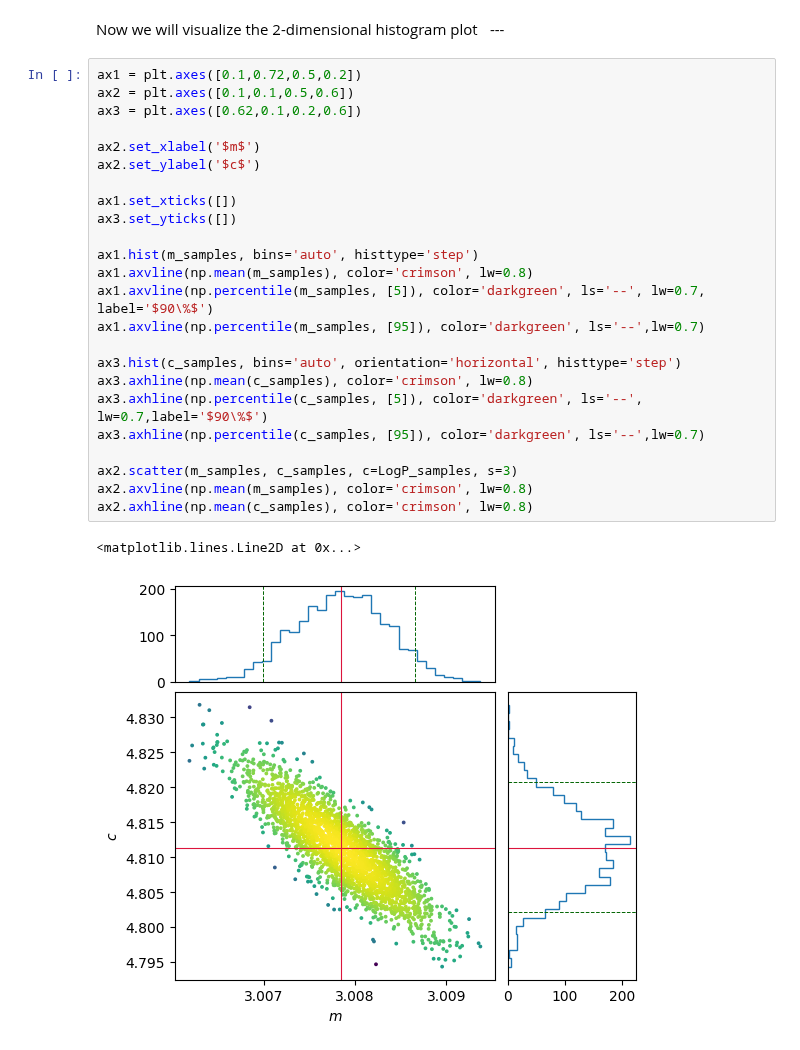
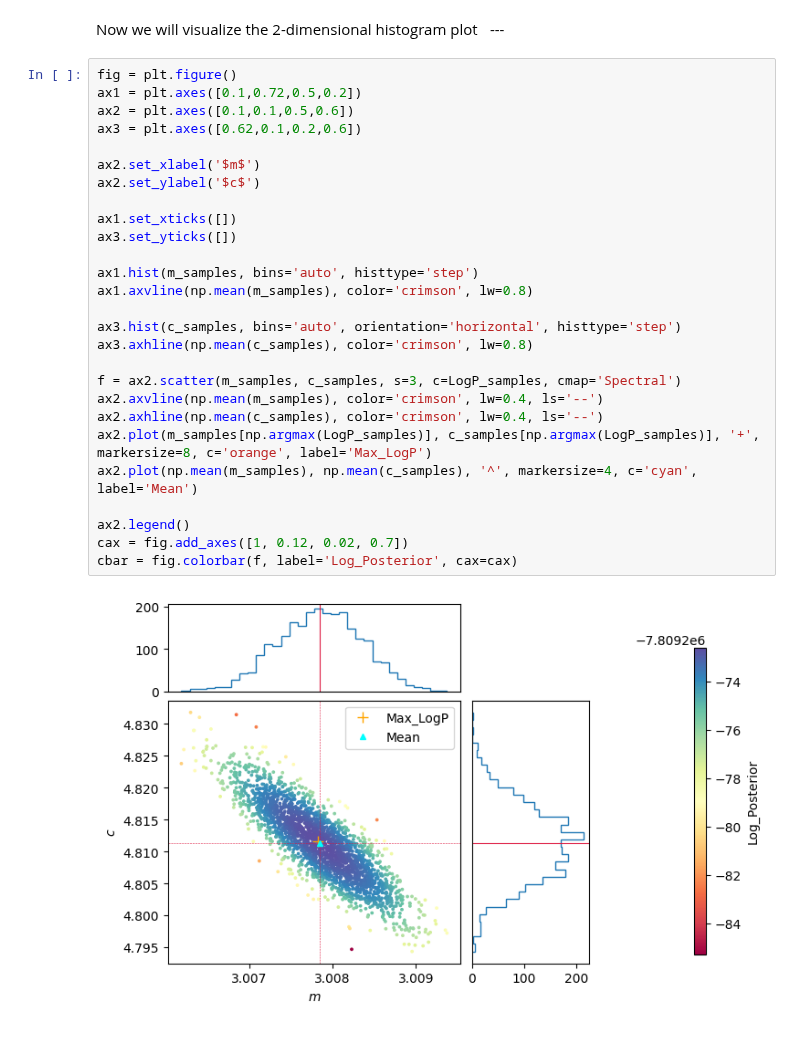
Before and after one commit to RitwikDas007/My-Collections, a Jupyter notebook: Bayesian Inference.ipynb, the cells around one changed output. Drawn from its saved outputs; the diff is of its cells as text.

```diff
--- a/Bayesian Inference.ipynb
+++ b/Bayesian Inference.ipynb
@@ -653,29 +653,31 @@ for i, l in zip([m_samples, c_samples], ['$m$', '$c$']) :
 # %% [markdown]
 Now we will visualize the 2-dimensional histogram plot $\;$ ---
 # %%
+fig = plt.figure()
 ax1 = plt.axes([0.1,0.72,0.5,0.2])
 ax2 = plt.axes([0.1,0.1,0.5,0.6])
 ax3 = plt.axes([0.62,0.1,0.2,0.6])
 
 ax2.set_xlabel('$m$')
 ax2.set_ylabel('$c$')
 
 ax1.set_xticks([])
 ax3.set_yticks([])
 
 ax1.hist(m_samples, bins='auto', histtype='step')
 ax1.axvline(np.mean(m_samples), color='crimson', lw=0.8)
-ax1.axvline(np.percentile(m_samples, [5]), color='darkgreen', ls='--', lw=0.7, label='$90\%$')
-ax1.axvline(np.percentile(m_samples, [95]), color='darkgreen', ls='--',lw=0.7)
 
 ax3.hist(c_samples, bins='auto', orientation='horizontal', histtype='step')
 ax3.axhline(np.mean(c_samples), color='crimson', lw=0.8)
-ax3.axhline(np.percentile(c_samples, [5]), color='darkgreen', ls='--', lw=0.7,label='$90\%$')
-ax3.axhline(np.percentile(c_samples, [95]), color='darkgreen', ls='--',lw=0.7)
 
-ax2.scatter(m_samples, c_samples, c=LogP_samples, s=3)
-ax2.axvline(np.mean(m_samples), color='crimson', lw=0.8)
-ax2.axhline(np.mean(c_samples), color='crimson', lw=0.8)
+f = ax2.scatter(m_samples, c_samples, s=3, c=LogP_samples, cmap='Spectral')
+ax2.axvline(np.mean(m_samples), color='crimson', lw=0.4, ls='--')
+ax2.axhline(np.mean(c_samples), color='crimson', lw=0.4, ls='--')
+ax2.plot(m_samples[np.argmax(LogP_samples)], c_samples[np.argmax(LogP_samples)], '+', markersize=8, c='orange', label='Max_LogP')
+ax2.plot(np.mean(m_samples), np.mean(c_samples), '^', markersize=4, c='cyan', label='Mean')
+
+ax2.legend()
+cax = fig.add_axes([1, 0.12, 0.02, 0.7])
+cbar = fig.colorbar(f, label='Log_Posterior', cax=cax)
 # %% [output]
-<matplotlib.lines.Line2D at 0x...>
-[figure, old version]
+[figure, new version]
```
